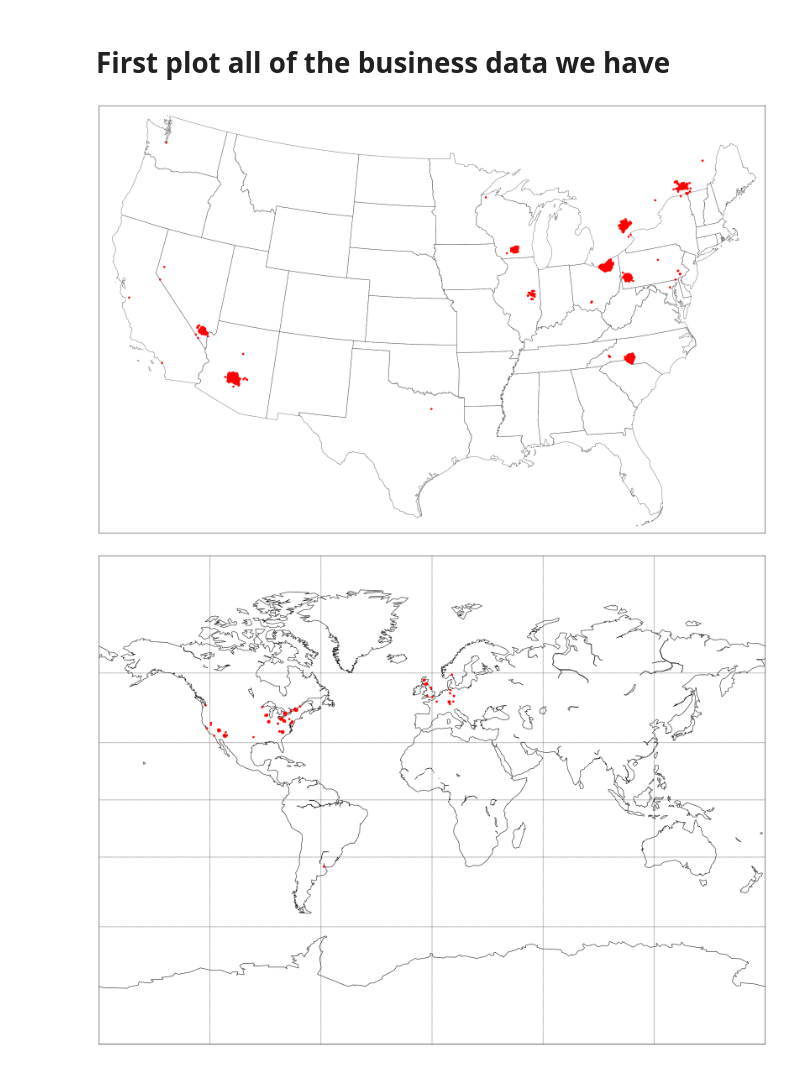
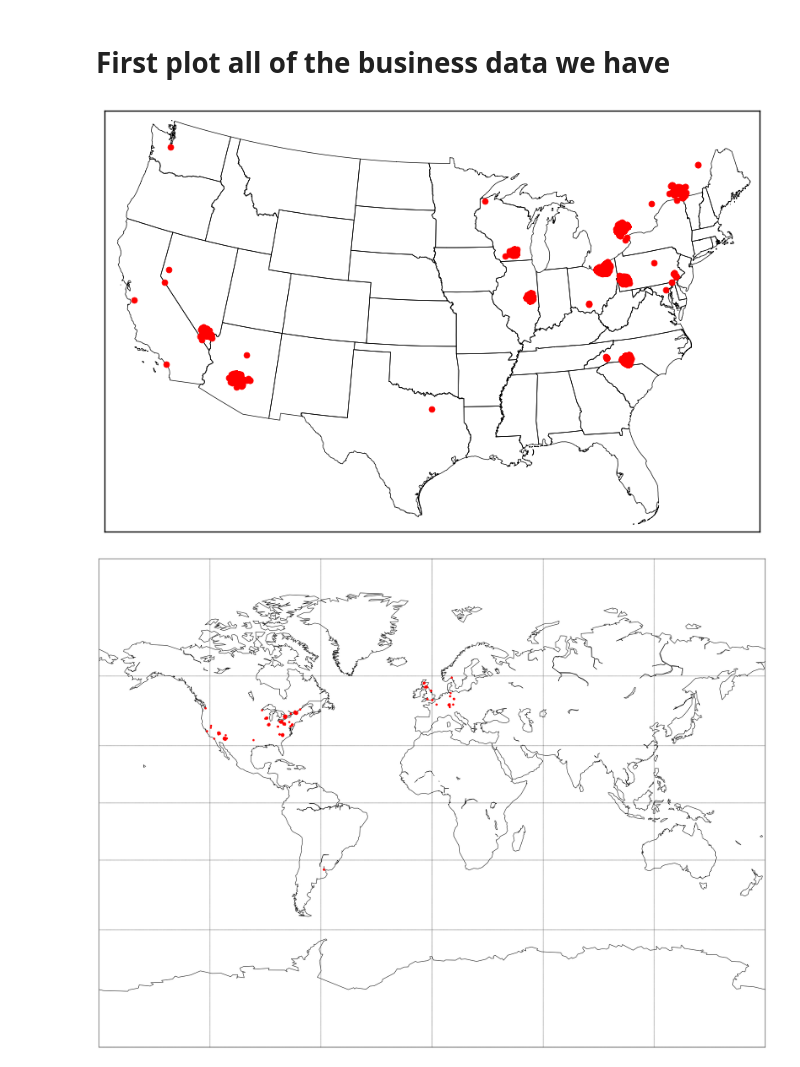
Before and after one commit to adgilbert/collaborative-filtering, a Jupyter notebook: GetFeatures.ipynb, the cells around one changed output. Drawn from its saved outputs; the diff is of its cells as text; code cells hidden in the pictures.

```diff
--- a/GetFeatures.ipynb
+++ b/GetFeatures.ipynb
@@ -23,13 +23,13 @@ cur_dir = os.getcwd()
 dataset_dir = cur_dir + '/head'
 ext = '_head'
 # %%
-# cur_dir = '~/Desktop/dataset/'
-# dataset_dir = cur_dir
-# ext = ''
+cur_dir = '~/Desktop/dataset/'
+dataset_dir = cur_dir
+ext = ''
 # %%
-users = pandas.read_csv(dataset_dir + '/user' + ext + '.csv')
-tips = pandas.read_csv(dataset_dir + '/tip' + ext + '.csv')
-reviews = pandas.read_csv(dataset_dir + '/review' + ext + '.csv')
-# checkins = pandas.read_csv(dataset_dir + '/checkin' + ext + '.csv')
-businesses = pandas.read_csv(dataset_dir + '/business' + ext + '.csv')
+users = pd.read_csv(dataset_dir + '/user' + ext + '.csv')
+# tips = pd.read_csv(dataset_dir + '/tip' + ext + '.csv')
+reviews = pd.read_csv(dataset_dir + '/review' + ext + '.csv')
+# checkins = pd.read_csv(dataset_dir + '/checkin' + ext + '.csv')
+businesses = pd.read_csv(dataset_dir + '/business' + ext + '.csv')
 # %%
@@ -124,8 +124,8 @@ def plot_clusters_on_map(clusters):
         bmap.plot(x, y,marker='o',color='Red', markersize=10) #,markersize=int(math.sqrt(count))*scale)
     plt.show()
 
-def plot_all_points_US(points, clusters = None):
-    plt.figure(figsize=(30, 30))
+def plot_all_points_US(points, clusters = None, savename=None):
+    plt.figure(figsize=(10, 10))
     bmap = Basemap(llcrnrlon=-119,llcrnrlat=22,urcrnrlon=-64,urcrnrlat=49,
         projection='lcc',lat_1=32,lat_2=45,lon_0=-95)
 
@@ -139,11 +139,12 @@ def plot_all_points_US(points, clusters = None):
         x, y = bmap(np.array(clusters['longitude']), np.array(clusters['latitude']))
 #         print(x, y)
         bmap.plot(x, y, 'o', color='Blue', markersize=15) #,markersize=int(math.sqrt(count))*scale)
-
+    if savename is not None:
+        plt.savefig(savename)
     plt.show()
 
 
-def plot_all_points_EU(points, clusters = None):
+def plot_all_points_EU(points, clusters = None, savename=None):
     plt.figure(figsize=(5, 5))
     m = Basemap(llcrnrlon=-14,llcrnrlat=35,urcrnrlon=24,urcrnrlat=62,
         projection='lcc',lat_1=32,lat_2=45,lon_0=7)
@@ -155,9 +156,11 @@ def plot_all_points_EU(points, clusters = None):
         x, y = m(np.array(clusters['longitude']), np.array(clusters['latitude']))
 #         print(x, y)
         m.plot(x, y, 'o', color='Blue', markersize=15) #,markersize=int(math.sqrt(count))*scale)
+    if savename is not None:
+        plt.savefig(savename)
     plt.show()
 
-def plot_all_points_world(points, clusters = None):
+def plot_all_points_world(points, clusters = None, savename=None):
     plt.figure(figsize=(30, 30))
     m = Basemap(projection='mill',llcrnrlat=-90,urcrnrlat=90,\
             llcrnrlon=-180,urcrnrlon=180,resolution='c')
@@ -172,13 +175,15 @@ def plot_all_points_world(points, clusters = None):
         x, y = m(np.array(clusters['longitude']), np.array(clusters['latitude']))
 #         print(x, y)
         m.plot(x, y, 'o', color='Blue', markersize=15) #,markersize=int(math.sqrt(count))*scale)
+    if savename is not None:
+        plt.savefig(savename)
     plt.show()
 # %% [markdown]
 # First plot all of the business data we have
 # %%
 points = businesses[['latitude', 'longitude']]
-plot_all_points_US(points)
+plot_all_points_US(points, savename='plots/precleanUS.png')
 # %% [output]
-[figure, old version]
+[figure, new version]
 # %%
 points2 = businesses[['latitude', 'longitude']]
```
Also changed, not shown: parts of 32 cells of this notebook, 26 other files.
